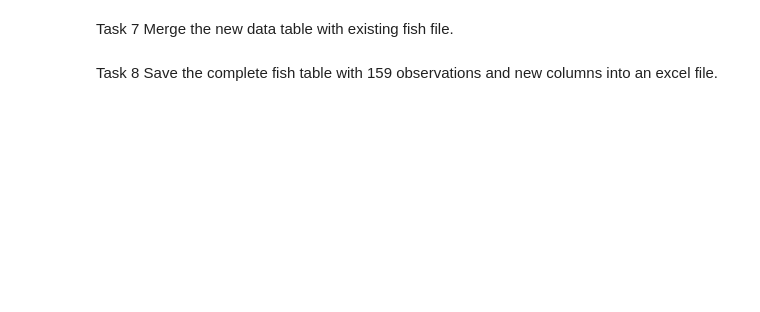
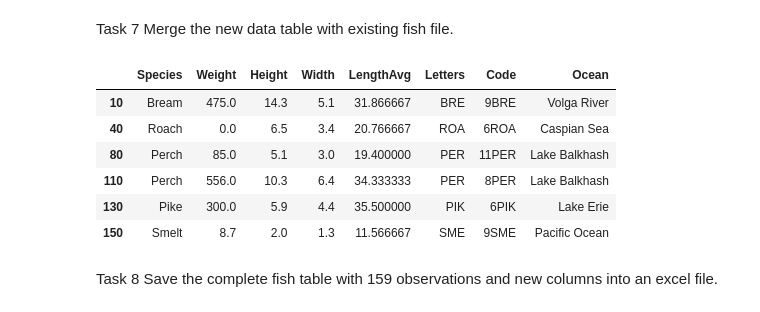
Before and after one commit to tomaszkisiel94/PlayingPython, a Jupyter notebook: Fish Project.ipynb, the cells around one changed output. Drawn from its saved outputs; the diff is of its cells as text; code cells hidden in the pictures; blank space fills up the shorter version.

```diff
--- a/Fish Project.ipynb
+++ b/Fish Project.ipynb
@@ -14,3 +104,10 @@ Calculate average weight for each type of fish. Sort them in decreasing order. P
 # %% [markdown]
 Task 3
 Perform rounding of height and width with precision to decimals.
+# %%
+def roundDecimals(value):
+    return round(value, 1)
+
+df["Height"] = df["Height"].apply(roundDecimals)
+df["Width"] = df["Width"].apply(roundDecimals)
+df.head()
@@ -17,3 +121,9 @@ Perform rounding of height and width with precision to decimals.
 # %% [markdown]
 Task 4
 Add a new column which has three first letters of the name of each fish.
+# %%
+def speciesCut(name):
+    return name[0:3].upper()
+
+df["Letters"] = df["Species"].apply(speciesCut)
+df.head()
@@ -22,3 +139,16 @@ Task 5
 Add a new column which has a random normal number from 1 to 12 assigned to each observation.
 Combine the column from task 4 and task 5 in order to create a new column Code in a form of “3SME”.
 Count how many observations will have “5BRE” code.
+# %%
+import numpy as np
+
+numberList = []
+for i in range(len(df)):
+    numberList.append(np.random.randint(1, 13))
+
+codeList = []
+for label, row in df.iterrows():
+    codeList.append(str(numberList[label])+df.loc[label,"Letters"])
+
+df["Code"] = codeList
+df.head()
@@ -32,3 +184,6 @@ Whitefish, Atlantic Ocean
 Parkki, Mediterranean Sea
 Roach, Caspian Sea
 Bream, Volga River
+# %%
+df_ocean = pd.read_csv("fish_ocean.txt", sep=",", header=None, names=["Species", "Ocean"])
+df_ocean.head()
@@ -35,6 +197,17 @@ Bream, Volga River
 # %% [markdown]
 Task 7
 Merge the new data table with existing fish file.
+# %%
+df_fish_ocean = pd.merge(df, df_ocean, on="Species")
+df_fish_ocean.iloc[[10,40,80,110,130,150]]
+# %% [output]
+|  | Species | Weight | Height | Width | LengthAvg | Letters | Code | Ocean |
+| 10 | Bream | 475.0 | 14.3 | 5.1 | 31.866667 | BRE | 9BRE | Volga River |
+| 40 | Roach | 0.0 | 6.5 | 3.4 | 20.766667 | ROA | 6ROA | Caspian Sea |
+| 80 | Perch | 85.0 | 5.1 | 3.0 | 19.400000 | PER | 11PER | Lake Balkhash |
+| 110 | Perch | 556.0 | 10.3 | 6.4 | 34.333333 | PER | 8PER | Lake Balkhash |
+| 130 | Pike | 300.0 | 5.9 | 4.4 | 35.500000 | PIK | 6PIK | Lake Erie |
+| 150 | Smelt | 8.7 | 2.0 | 1.3 | 11.566667 | SME | 9SME | Pacific Ocean |
 # %% [markdown]
 Task 8
 Save the complete fish table with 159 observations and new columns into an excel file.
```
Also changed, not shown: parts of 13 cells of this notebook, 1 other file.
